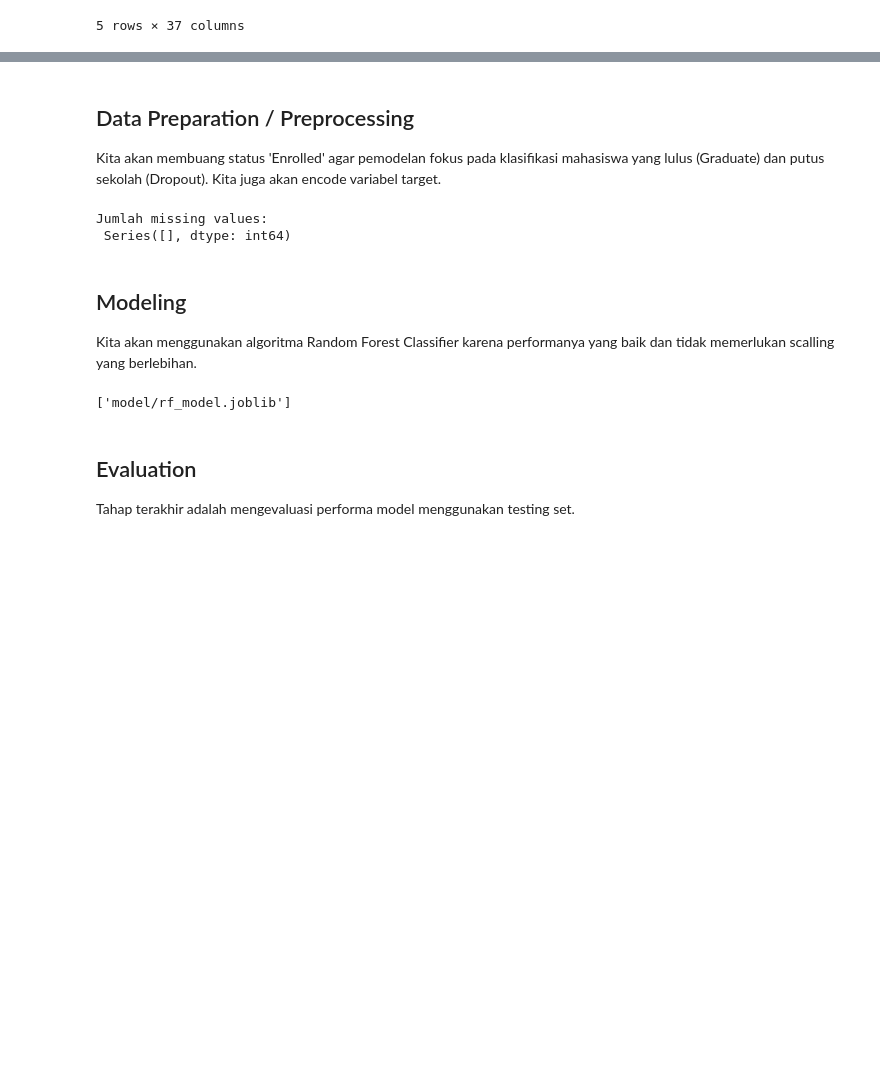
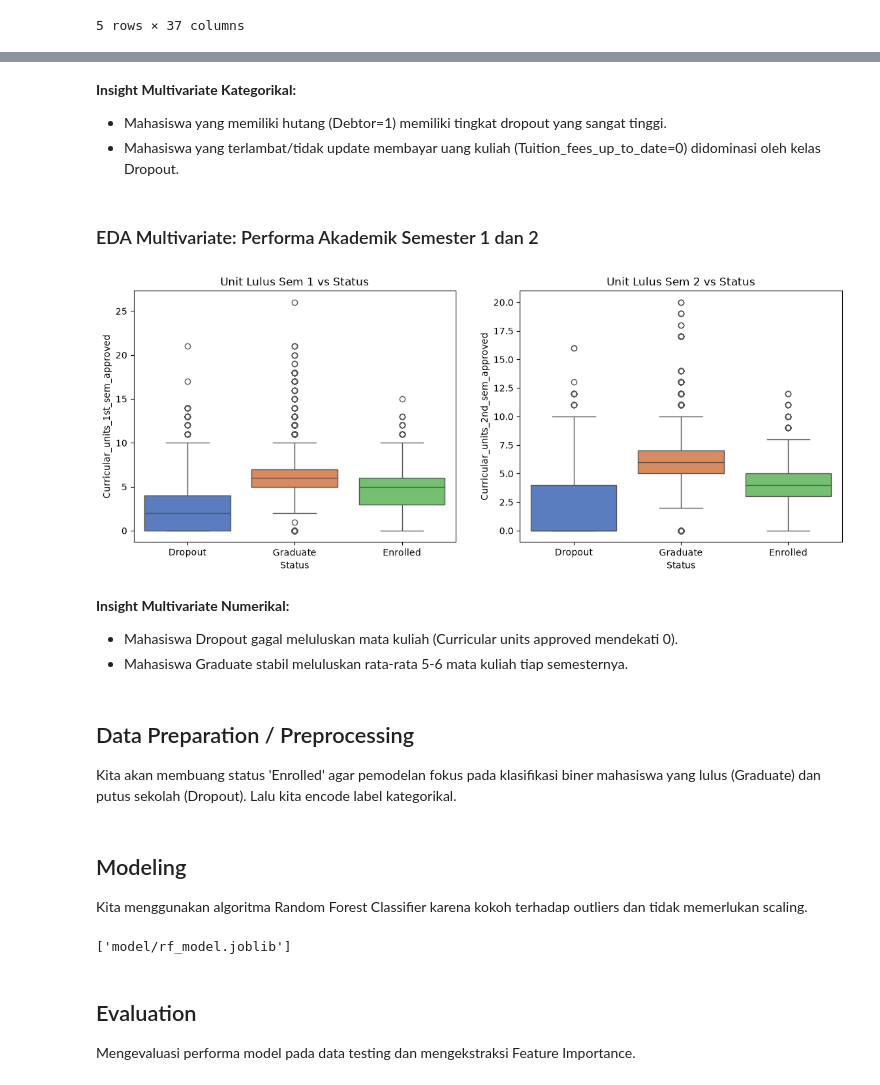
Before and after one commit to FikriArs/Belajar-Penerapan-Data-Science-Tugas-Akhir, a Jupyter notebook: notebook.ipynb, the cells around one changed output, grey strips where cells are left out. Cells and saved outputs as stored; diff of their text form; code cells hidden in the pictures; blank space fills up the shorter version.

```diff
--- a/notebook.ipynb
+++ b/notebook.ipynb
@@ -58,10 +97,27 @@ Insight: Dataset memiliki 4424 baris. Target variabel didominasi oleh kelas 'Gra
+# %% [markdown]
+**Insight Multivariate Kategorikal:**
+- Mahasiswa yang memiliki hutang (Debtor=1) memiliki tingkat dropout yang sangat tinggi.
+- Mahasiswa yang terlambat/tidak update membayar uang kuliah (Tuition_fees_up_to_date=0) didominasi oleh kelas Dropout.
+# %% [markdown]
+### EDA Multivariate: Performa Akademik Semester 1 dan 2
+# %%
+fig, axes = plt.subplots(1, 2, figsize=(14, 5))
+sns.boxplot(data=df, x='Status', y='Curricular_units_1st_sem_approved', palette='muted', ax=axes[0])
+axes[0].set_title('Unit Lulus Sem 1 vs Status')
+
+sns.boxplot(data=df, x='Status', y='Curricular_units_2nd_sem_approved', palette='muted', ax=axes[1])
+axes[1].set_title('Unit Lulus Sem 2 vs Status')
+plt.show()
+# %% [output]
+[figure, added]
+# %% [markdown]
+**Insight Multivariate Numerikal:**
+- Mahasiswa Dropout gagal meluluskan mata kuliah (Curricular units approved mendekati 0).
+- Mahasiswa Graduate stabil meluluskan rata-rata 5-6 mata kuliah tiap semesternya.
 # %% [markdown]
 ## Data Preparation / Preprocessing
-Kita akan membuang status 'Enrolled' agar pemodelan fokus pada klasifikasi mahasiswa yang lulus (Graduate) dan putus sekolah (Dropout). Kita juga akan encode variabel target.
+Kita akan membuang status 'Enrolled' agar pemodelan fokus pada klasifikasi biner mahasiswa yang lulus (Graduate) dan putus sekolah (Dropout). Lalu kita encode label kategorikal.
 # %%
-# Cek missing values
-print("Jumlah missing values:\n", df.isnull().sum()[df.isnull().sum() > 0])
-
 # Filter data, hapus 'Enrolled'
 df_model = df[df['Status'] != 'Enrolled'].copy()
 
@@ -73,12 +129,9 @@ X = df_model.drop(columns=['Status_Binary'])
 y = df_model['Status_Binary']
 
 X_train, X_test, y_train, y_test = train_test_split(X, y, test_size=0.2, random_state=42)
-# %% [output]
-Jumlah missing values:
- Series([], dtype: int64)
 # %% [markdown]
 ## Modeling
-Kita akan menggunakan algoritma Random Forest Classifier karena performanya yang baik dan tidak memerlukan scalling yang berlebihan.
+Kita menggunakan algoritma Random Forest Classifier karena kokoh terhadap outliers dan tidak memerlukan scaling.
 # %%
 model = RandomForestClassifier(n_estimators=100, random_state=42)
 model.fit(X_train, y_train)
@@ -89,8 +141,8 @@ os.makedirs('model', exist_ok=True)
 joblib.dump(model, 'model/rf_model.joblib')
 # %% [output]
 ['model/rf_model.joblib']
-# %% [markdown]
-## Evaluation
-Tahap terakhir adalah mengevaluasi performa model menggunakan testing set.
+# %% [markdown]
+## Evaluation
+Mengevaluasi performa model pada data testing dan mengekstraksi Feature Importance.
 # %%
 y_pred = model.predict(X_test)
```
Also changed, not shown: parts of 19 cells of this notebook, 1 other file.
